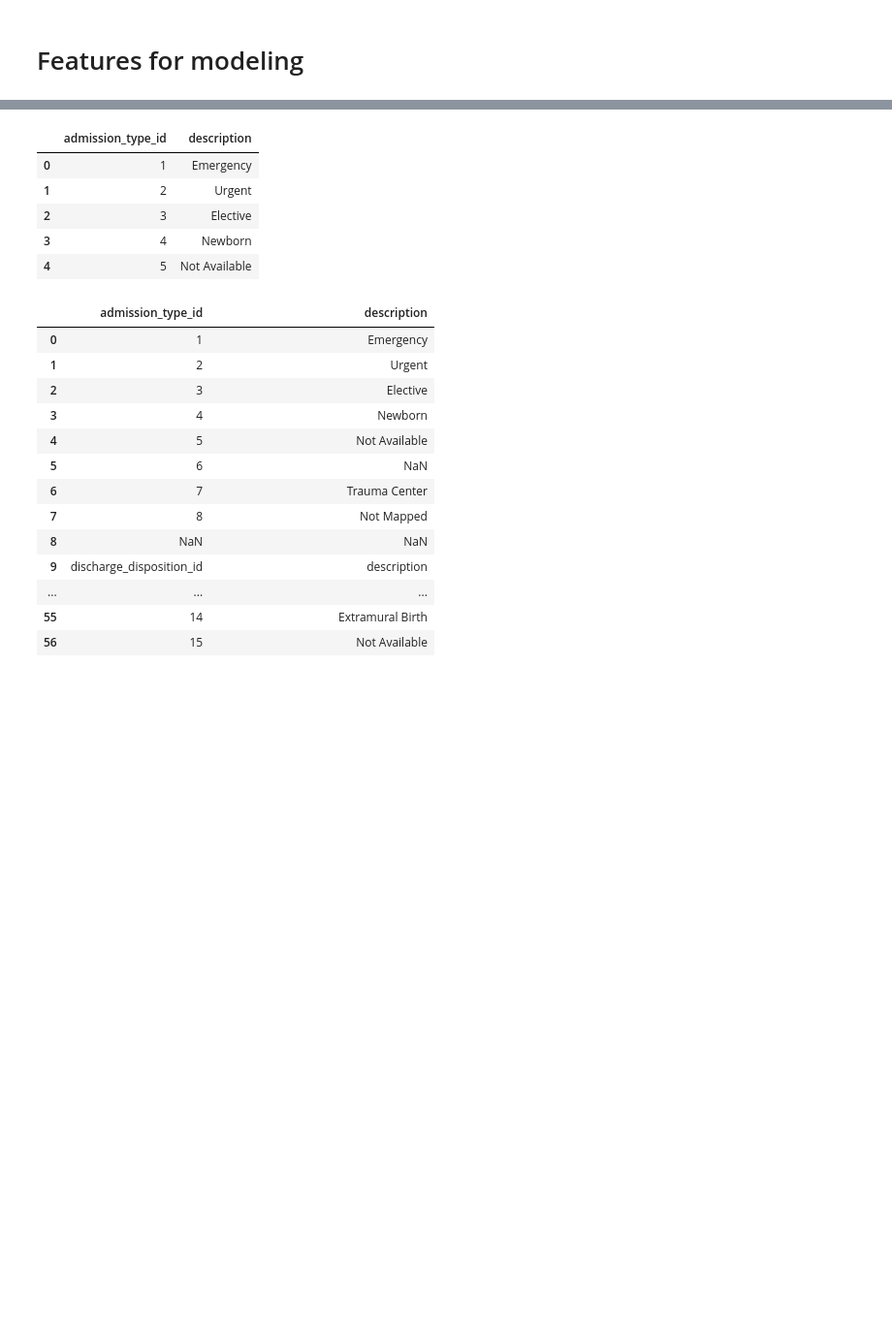
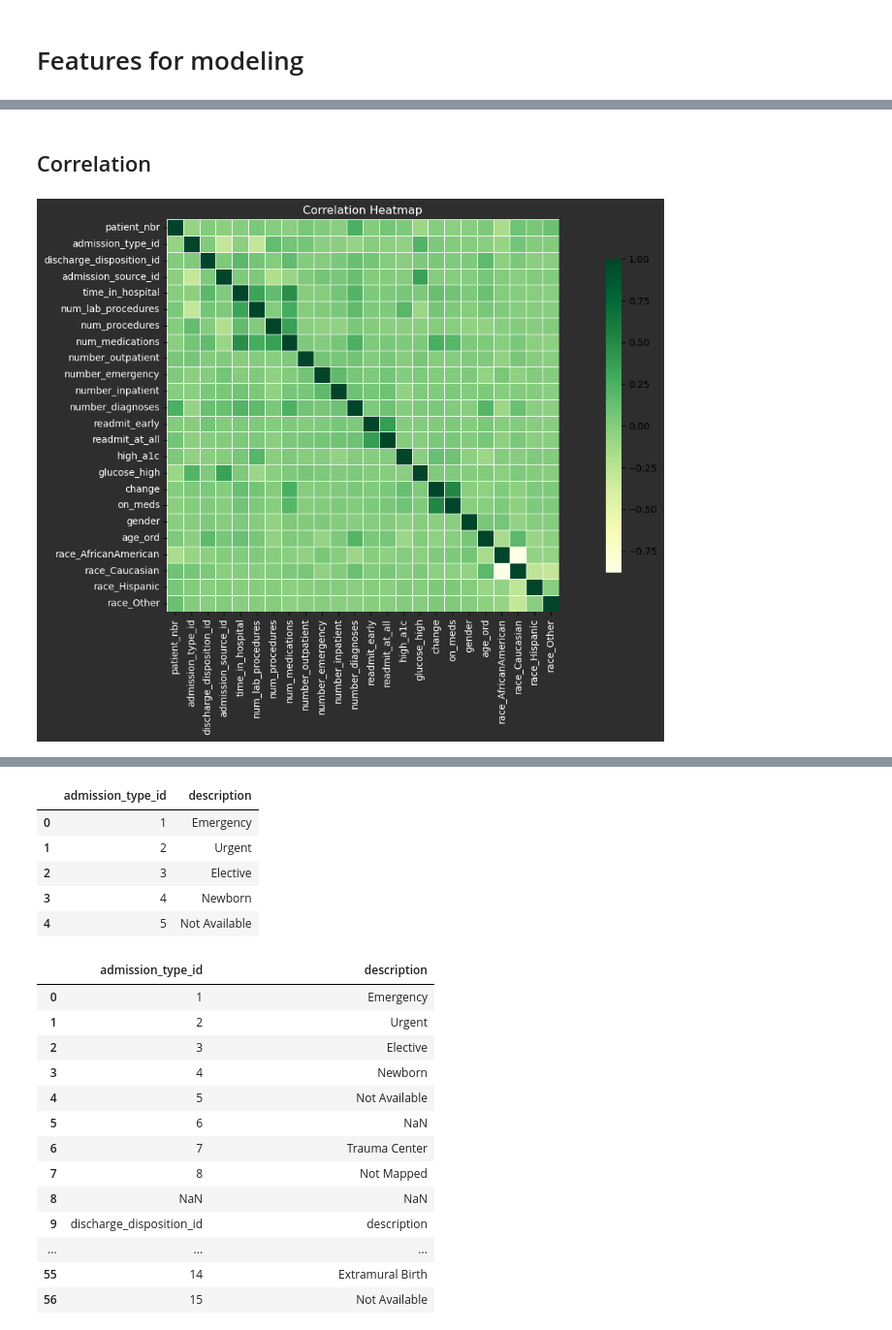
Before and after one commit to SethKauf/STA9890-Prediction-Competition, a Jupyter notebook: Workfiles/Report_2_Workfile.ipynb, the cells around one changed output, grey strips where cells are left out. Shown at 97% size. Cells and saved outputs as stored; diff of their text form; code cells hidden in the pictures; blank space fills up the shorter version.

```diff
--- a/Workfiles/Report_2_Workfile.ipynb
+++ b/Workfiles/Report_2_Workfile.ipynb
@@ -739,0 +855,9 @@ memory usage: 9.0+ MB
+# %%
+features_to_scale = [
+    'age_ord', 'time_in_hospital', 'num_lab_procedures', 'num_medications',
+    'number_outpatient', 'number_emergency', 'number_inpatient',
+    'number_diagnoses'
+]
+
+scaler = StandardScaler()
+df[features_to_scale] = scaler.fit_transform(df[features_to_scale])
@@ -739,0 +882,6 @@ memory usage: 9.0+ MB
+# %%
+categorical_cols = ['payer_code', 'medical_specialty', 'diag_1', 'diag_2', 'diag_3']
+df_encoded = pd.get_dummies(df, columns=categorical_cols, drop_first=True)
+# %%
+for col in categorical_cols:
+    df = wf.collapse_rare_categories(df, col)
@@ -739,0 +918,35 @@ memory usage: 9.0+ MB
+# %% [markdown]
+## Correlation
+# %%
+# Select only numeric columns
+df_numeric = df.select_dtypes(include='number')
+
+# Create the correlation matrix
+corr = df_numeric.corr()
+
+plt.figure(figsize=(14, 8), facecolor="#2e2e2e")
+
+# Draw heatmap with green color map
+sns.heatmap(
+    corr,
+    cmap="YlGn",                   # green color scheme
+    annot=False,
+    linewidths=0.5,
+    square=True,
+    cbar_kws={"shrink": 0.8},
+    xticklabels=True,
+    yticklabels=True
+)
+
+# Improve label appearance
+plt.xticks(rotation=90, color='white')
+plt.yticks(rotation=0, color='white')
+plt.title("Correlation Heatmap", color='white')
+plt.gca().patch.set_facecolor('#2e2e2e')  # set axis background
+plt.grid(False)
+
+# Show
+plt.tight_layout()
+plt.show()
+# %% [output]
+[figure, added]
```
Also changed, not shown: parts of 78 cells of this notebook, 1 other file.
